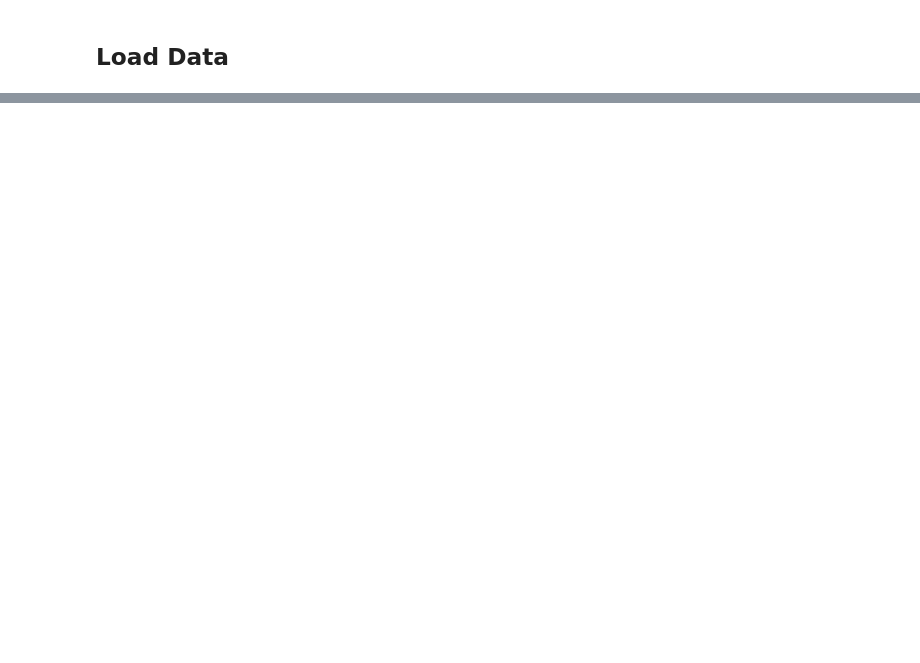
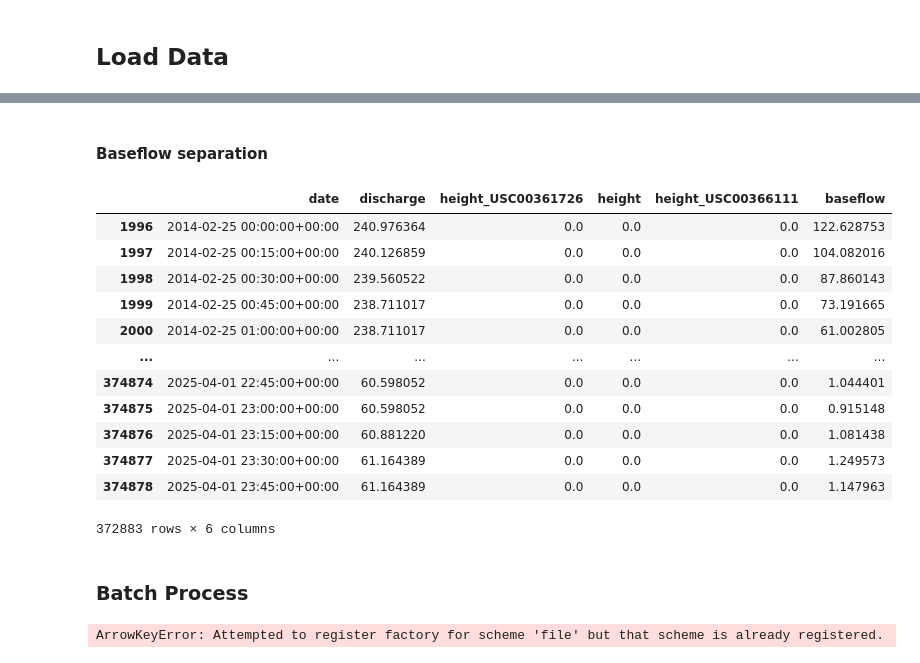
Before and after one commit to vpalvesalan/ML-ModClark-IUH-Model, a Jupyter notebook: notebooks/preprocessing/11_tabular_data_preprocessing.ipynb, the cells around one changed output, grey strips where cells are left out. Saved outputs shown, nothing was run; the diff lists cells and outputs as text; code cells hidden in the pictures; blank space fills up the shorter version.

Commit message:
Line up data and

```diff
--- a/notebooks/preprocessing/11_tabular_data_preprocessing.ipynb
+++ b/notebooks/preprocessing/11_tabular_data_preprocessing.ipynb
@@ -334,8 +48,0 @@ updated_watersheds[2]['intersecting_ppt_info'].iloc[0]
-# %%
-# Save the updated watersheds with intersecting Thiessen polygon information
-updated_watersheds_dir = project_root_path / 'data/gold/geo/gpkg/watersheds_with_thiessen_info'
-updated_watersheds_dir.mkdir(parents=True, exist_ok=True)
-for ws in tqdm(updated_watersheds, desc="Saving updated watersheds", total=len(updated_watersheds)):
-    ws_id = ws['stnid'].loc[0]
-    ws_path = updated_watersheds_dir / f'catchment_{ws_id}.gpkg'
-    ws.to_file(ws_path, driver='GPKG')
@@ -574,0 +49,13 @@ ppt_gdf.head()
+# %%
+# File paths
+vector_ppt_path = project_root_path / 'data/silver/geo/gpkg/study_area_ppt_stn.gpkg'
+wsdir = project_root_path / 'data/gold/geo/gpkg/watersheds_with_thiessen_info'
+# %%
+# Load the watershed data
+ws_list_path_list = wsdir.glob('*.gpkg')
+ws_gdf_list = []
+for ws_path in ws_list_path_list:
+    ws = gpd.read_file(ws_path)
+    ws_gdf_list.append(ws)
+
+ppt_gdf = gpd.read_file(vector_ppt_path)
@@ -574,0 +124,5 @@ ppt_gdf.head()
+# %%
+streamflow_data_dir = project_root_path / 'data/bronze/tabular/streamflow'
+ppt_dir = project_root_path / 'data/silver/tabular/precipitation'
+lined_up_data, ws_id = line_up_data(ws_gdf_list[2], ppt_gdf, streamflow_data_dir, ppt_dir)
+lined_up_data.head()
@@ -574,0 +136,45 @@ ppt_gdf.head()
+# %% [markdown]
+#### Baseflow separation
+# %%
+lined_up_data['baseflow'] = lyne_hollick_filter(lined_up_data['discharge'])
+lined_up_data
+# %% [output]
+|  | date | discharge | height_USC00361726 | height | height_USC00366111 | baseflow |
+| 1996 | 2014-02-25 00:00:00+00:00 | 240.976364 | 0.0 | 0.0 | 0.0 | 122.628753 |
+| 1997 | 2014-02-25 00:15:00+00:00 | 240.126859 | 0.0 | 0.0 | 0.0 | 104.082016 |
+| 1998 | 2014-02-25 00:30:00+00:00 | 239.560522 | 0.0 | 0.0 | 0.0 | 87.860143 |
+| 1999 | 2014-02-25 00:45:00+00:00 | 238.711017 | 0.0 | 0.0 | 0.0 | 73.191665 |
+| 2000 | 2014-02-25 01:00:00+00:00 | 238.711017 | 0.0 | 0.0 | 0.0 | 61.002805 |
+| ... | ... | ... | ... | ... | ... | ... |
+| 374874 | 2025-04-01 22:45:00+00:00 | 60.598052 | 0.0 | 0.0 | 0.0 | 1.044401 |
+| 374875 | 2025-04-01 23:00:00+00:00 | 60.598052 | 0.0 | 0.0 | 0.0 | 0.915148 |
+| 374876 | 2025-04-01 23:15:00+00:00 | 60.881220 | 0.0 | 0.0 | 0.0 | 1.081438 |
+| 374877 | 2025-04-01 23:30:00+00:00 | 61.164389 | 0.0 | 0.0 | 0.0 | 1.249573 |
+| 374878 | 2025-04-01 23:45:00+00:00 | 61.164389 | 0.0 | 0.0 | 0.0 | 1.147963 |
+372883 rows × 6 columns
+# %% [markdown]
+### Batch Process
+# %%
+
+# Define paths
+
+output_dir = project_root_path / 'data/gold/tabular/lined_up_streamflow'
+output_dir.mkdir(parents=True, exist_ok=True)
+
+err_log = []
+for ws_gdf in tqdm(ws_gdf_list, desc="Lining up data for watersheds"):
+
+    # Line up the data for each watershed
+    try:
+        lined_up_data, ws_id = line_up_data(ws_gdf, ppt_gdf, streamflow_data_dir, ppt_dir)
+
+
+        # Save the lined up data to a file
+        output_path = output_dir / f'lined_up_streamflow_{ws_id}.parquet'
+        lined_up_data.to_parquet(output_path)
+
+    except FileNotFoundError as e:
+        print(f"Error processing watershed {ws_gdf['stnid'].iloc[0]}: {e}")
+line_up_data(ws_gdf_list[2], ppt_gdf, streamflow_data_dir, ppt_dir)
+# %% [output]
+ArrowKeyError: Attempted to register factory for scheme 'file' but that scheme is already registered.
```
Also changed, not shown: parts of 40 cells of this notebook, 2 other files.
